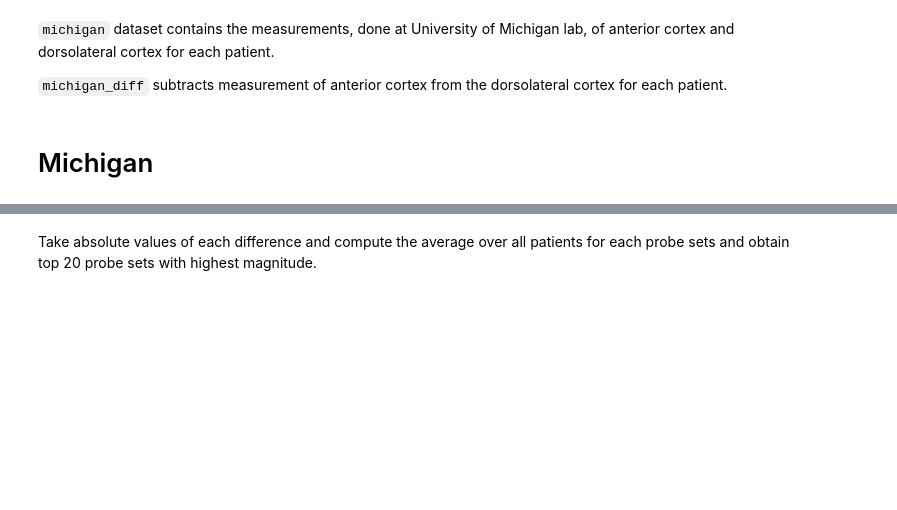
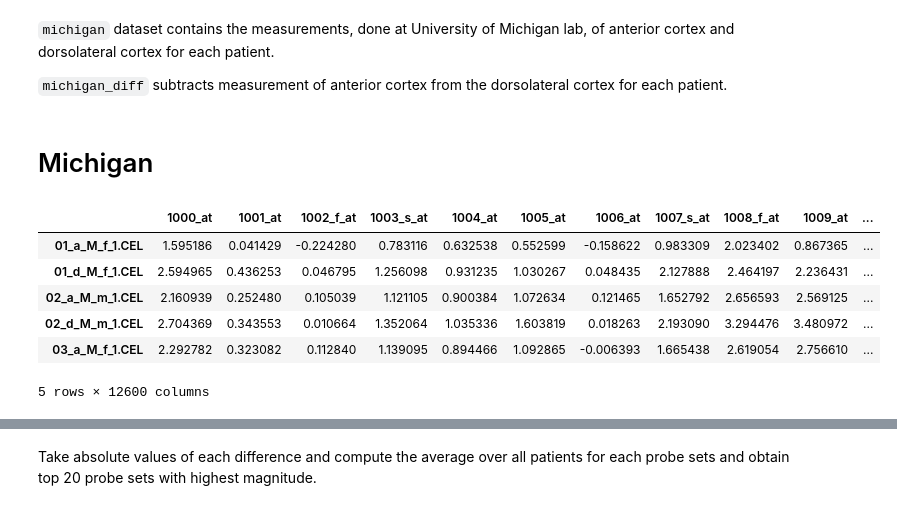
Before and after one commit to unique-subedi/604-gene-expression, a Jupyter notebook: Unique_gene_expression_master.ipynb, the cells around one changed output, grey strips where cells are left out. Saved outputs shown, nothing was run; the diff lists cells and outputs as text; code cells hidden in the pictures; blank space fills up the shorter version.

```diff
--- a/Unique_gene_expression_master.ipynb
+++ b/Unique_gene_expression_master.ipynb
@@ -58,4 +61,16 @@ samples.iloc[:20,:]
 `michigan_diff` subtracts measurement of anterior cortex from the dorsolateral cortex for each patient.
 # %% [markdown]
 # Michigan
+# %%
+michigan = expression[(expression.index.str[5] == 'M') & (expression.index.str[3] != 'c') ]
+michigan = michigan.sub(michigan[genes_c.index].iloc[:, -5:-1].mean(axis =1), axis = 0)
+michigan.head()
+# %% [output]
+|  | 1000_at | 1001_at | 1002_f_at | 1003_s_at | 1004_at | 1005_at | 1006_at | 1007_s_at | 1008_f_at | 1009_at | ... |
+| 01_a_M_f_1.CEL | 1.595186 | 0.041429 | -0.224280 | 0.783116 | 0.632538 | 0.552599 | -0.158622 | 0.983309 | 2.023402 | 0.867365 | ... |
+| 01_d_M_f_1.CEL | 2.594965 | 0.436253 | 0.046795 | 1.256098 | 0.931235 | 1.030267 | 0.048435 | 2.127888 | 2.464197 | 2.236431 | ... |
+| 02_a_M_m_1.CEL | 2.160939 | 0.252480 | 0.105039 | 1.121105 | 0.900384 | 1.072634 | 0.121465 | 1.652792 | 2.656593 | 2.569125 | ... |
+| 02_d_M_m_1.CEL | 2.704369 | 0.343553 | 0.010664 | 1.352064 | 1.035336 | 1.603819 | 0.018263 | 2.193090 | 3.294476 | 3.480972 | ... |
+| 03_a_M_f_1.CEL | 2.292782 | 0.323082 | 0.112840 | 1.139095 | 0.894466 | 1.092865 | -0.006393 | 1.665438 | 2.619054 | 2.756610 | ... |
+5 rows × 12600 columns
 # %%
```
Also changed, not shown: parts of 15 cells of this notebook.
